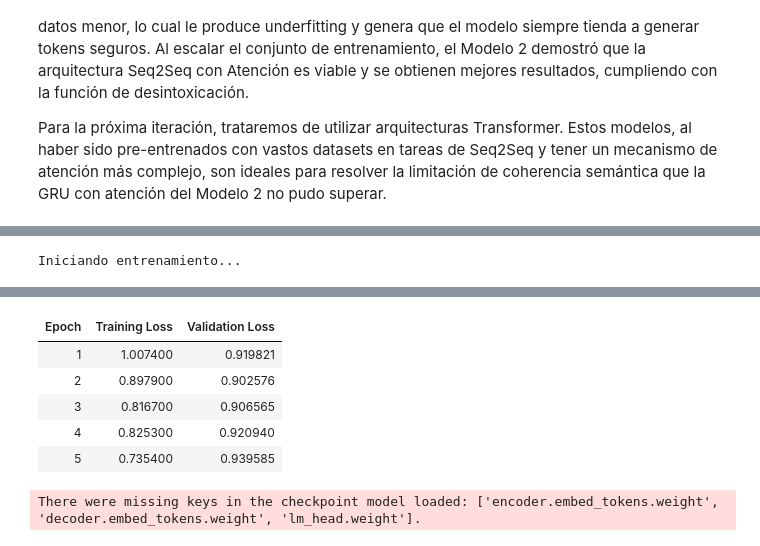
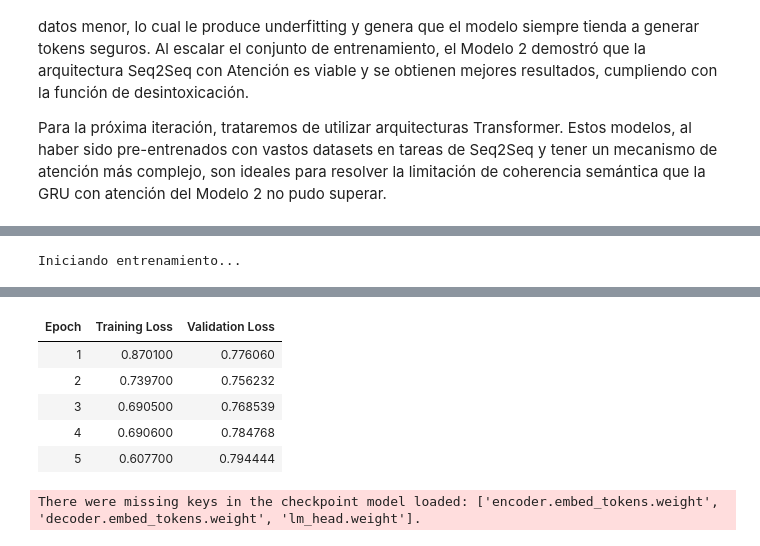
Before and after one commit to javiers2004/FPLN-DetoxificationMessages, a Jupyter notebook: entrega4b_non_lemmatization.ipynb, the cells around one changed output, grey strips where cells are left out. Cells and saved outputs as stored; diff of their text form; code cells hidden in the pictures.

```diff
--- a/entrega4b_non_lemmatization.ipynb
+++ b/entrega4b_non_lemmatization.ipynb
@@ -849,34 +637,54 @@ Neutral:  Oh god
 # %%
 # ==========================================
-# MODELO 3: TRANSFORMER T5 (Detoxificación) - CÓDIGO FINAL CORREGIDO
+# MODELO 3: TRANSFORMER T5 (Entrenamiento con Tokens)
 # ==========================================
 import torch
 import pandas as pd
+import ast  # LIBRERÍA ESENCIAL: Para leer listas guardadas como texto
 from sklearn.model_selection import train_test_split
 from transformers import AutoTokenizer, AutoModelForSeq2SeqLM, Seq2SeqTrainingArguments, Seq2SeqTrainer, DataCollatorForSeq2Seq, EarlyStoppingCallback
 from datasets import Dataset
 
-# --- PASO 0: CARGAR Y PREPARAR DATOS (CORREGIDO) ---
-print("Cargando y procesando datos para T5...")
+# --- PASO 0: CARGAR Y PREPARAR DATOS (MODIFICADO PARA TOKENS) ---
+print("Cargando y procesando tokens para T5...")
 
+# Asegúrate de usar el archivo que tiene los tokens
 dataset_file = "datos/english_paradetox2_preprocessed_non_lemmatized.csv"
 df = pd.read_csv(dataset_file)
 
-# CAMBIO CLAVE: Usamos las columnas de texto original, NO los tokens.
-col_origen = 'en_toxic_comment'
-col_destino = 'en_neutral_comment'
+# 1. Definimos las columnas que contienen los TOKENS
+col_origen = 'en_toxic_comment_tokens'
+col_destino = 'en_neutral_comment_tokens'
 
-# Nos aseguramos de que sean strings (texto)
-# Ya no hace falta la función 'tokens_to_sentence' porque el texto viene limpio.
-df['toxic_text'] = df[col_origen].astype(str)
-df['neutral_text'] = df[col_destino].astype(str)
+# --- FUNCIÓN DE LIMPIEZA DE TOKENS ---
+def clean_token_list(text_representation):
+    """
+    Toma una string del CSV como "['word', 'word']" y la convierte
+    en una frase limpia "word word".
+    """
+    try:
+        # Convierte la string "['a', 'b']" en una lista real de Python ['a', 'b']
+        lista = ast.literal_eval(text_representation)
 
-# Verificación rápida para que veas que está bien
-print("--- Ejemplo de datos cargados ---")
+        # Si es una lista, unimos los elementos con espacios
+        if isinstance(lista, list):
+            return " ".join(lista)
+
+    except (ValueError, SyntaxError):
+        # Si falla (porque ya era texto normal), lo devolvemos tal cual
+        pass
+    return str(text_representation)
+
+print("Procesando tokens... (Uniendo listas en frases limpias)")
+df['toxic_text'] = df[col_origen].apply(clean_token_list)
+df['neutral_text'] = df[col_destino].apply(clean_token_list)
+
+# Verificación visual
+print("--- Ejemplo de datos transformados ---")
 print(df[['toxic_text', 'neutral_text']].head(2))
 
 train_df, val_df = train_test_split(df, test_size=0.1, random_state=42)
-print(f"Datos cargados. Train: {len(train_df)}, Val: {len(val_df)}")
+print(f"Datos preparados. Train: {len(train_df)}, Val: {len(val_df)}")
 
 # --- PASO 1: DATASETS ---
 hf_train = Dataset.from_pandas(train_df[['toxic_text', 'neutral_text']])
@@ -891,9 +699,14 @@ model = AutoModelForSeq2SeqLM.from_pretrained(model_checkpoint)
 prefix = "detoxify: "
 
 def preprocess_function(examples):
+    # T5 necesita strings como entrada. Aunque vengan de tus tokens preprocesados,
+    # se los pasamos como una frase unida por espacios. T5 luego aplicará su propio
+    # tokenizador (SentencePiece) sobre esto.
     inputs = [prefix + doc for doc in examples["toxic_text"]]
+
     model_inputs = tokenizer(inputs, max_length=64, truncation=True)
     labels = tokenizer(text_target=examples["neutral_text"], max_length=64, truncation=True)
+
     model_inputs["labels"] = labels["input_ids"]
     return model_inputs
 
@@ -902,7 +715,7 @@ tokenized_val = hf_val.map(preprocess_function, batched=True)
 
 # --- PASO 4: CONFIGURACIÓN DE ENTRENAMIENTO ---
 training_args = Seq2SeqTrainingArguments(
-    output_dir="./t5_detox_final",
+    output_dir="./t5_detox_tokens",
     eval_strategy="epoch",
     save_strategy="epoch",
     load_best_model_at_end=True,
@@ -910,16 +723,15 @@ training_args = Seq2SeqTrainingArguments(
     greater_is_better=False,
 
     learning_rate=3e-4,
-    per_device_train_batch_size=8,  # Puedes subir a 16 si tienes GPU potente
+    per_device_train_batch_size=8,
     per_device_eval_batch_size=8,
     gradient_accumulation_steps=2,
     weight_decay=0.01,
     save_total_limit=2,
-    num_train_epochs=20,            # El Early Stopping parará antes si es necesario
+    num_train_epochs=20,
 
     predict_with_generate=True,
-    fp16=True,      # Optimizado para GPU
-    use_cpu=False,  # Asegura uso de GPU
+    fp16=torch.cuda.is_available(), # Detecta si hay GPU automáticamente
     logging_steps=50,
     report_to="none"
 )
@@ -939,30 +751,28 @@ trainer = Seq2SeqTrainer(
 print("Iniciando entrenamiento...")
 trainer.train()
 
-# --- PASO 5: INFERENCIA DEFINITIVA ---
-print("\n--- PRUEBA DE RESULTADOS (T5) ---\n")
+# --- PASO 5: INFERENCIA ---
+print("\n--- PRUEBA DE RESULTADOS (Tokens -> T5) ---\n")
 ejemplos = [
     "You are a stupid idiot and I hate you",
-    "Shut up and die you moron",
     "This is fucking bullshit"
 ]
 
-# Detectar dispositivo automáticamente
 device = torch.device("cuda" if torch.cuda.is_available() else "cpu")
 model.to(device)
 model.eval()
 
 for texto in ejemplos:
-    # Preparamos el texto
+    # Nota: Para ser consistente, aquí T5 recibe el texto crudo y lo tokeniza él mismo.
+    # Si quisieras simular exactamente el preproceso, deberías tokenizar 'texto'
+    # con tu lógica anterior y luego hacer .join(" "), pero T5 es robusto con texto crudo.
     input_text = prefix + texto
     input_ids = tokenizer(input_text, return_tensors="pt").input_ids.to(device)
 
-    # Generación robusta
     outputs = model.generate(
         input_ids,
         max_length=64,
         num_beams=5,
-        no_repeat_ngram_size=2,  # Evita repeticiones y bucles
         early_stopping=True
     )
 
@@ -987,7 +798,7 @@ Iniciando entrenamiento...
 | Epoch | Training Loss | Validation Loss |
-| 1 | 1.007400 | 0.919821 |
-| 2 | 0.897900 | 0.902576 |
-| 3 | 0.816700 | 0.906565 |
-| 4 | 0.825300 | 0.920940 |
-| 5 | 0.735400 | 0.939585 |
+| 1 | 0.870100 | 0.776060 |
+| 2 | 0.739700 | 0.756232 |
+| 3 | 0.690500 | 0.768539 |
+| 4 | 0.690600 | 0.784768 |
+| 5 | 0.607700 | 0.794444 |
 There were missing keys in the checkpoint model loaded: ['encoder.embed_tokens.weight', 'decoder.embed_tokens.weight', 'lm_head.weight'].
```
Also changed, not shown: parts of 5 cells of this notebook, 7 other files.
